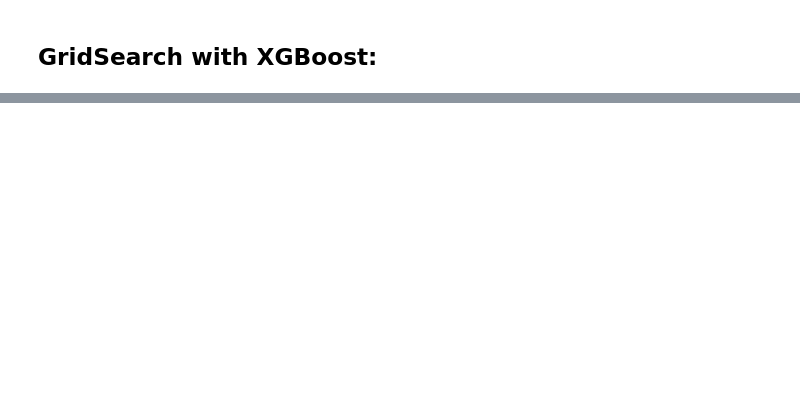
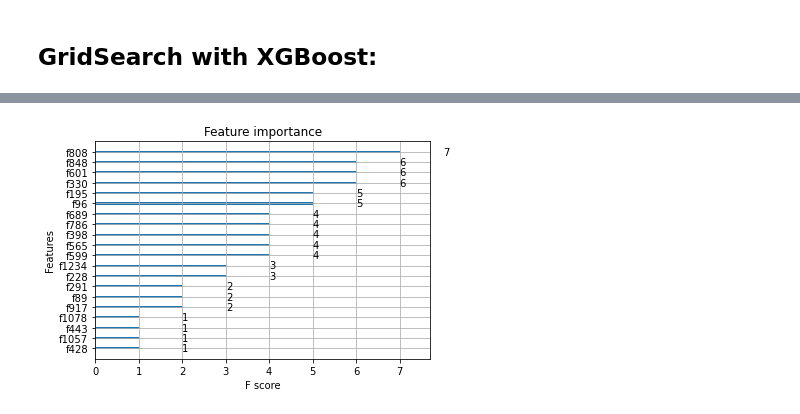
Before and after one commit to emel333/crypto-headlines-as-predictors, a Jupyter notebook: modeling.ipynb, the cells around one changed output, grey strips where cells are left out. Cells and saved outputs as stored; diff of their text form; code cells hidden in the pictures; blank space fills up the shorter version.

Commit message:
completed modeling

```diff
--- a/modeling.ipynb
+++ b/modeling.ipynb
@@ -504,19 +503,17 @@ GridSearch with XGBoost:
 # %%
 # new train test split
 X_train_gs, X_test_gs, y_train_gs, y_test_gs = train_test_split(X, y, test_size=0.2)
+# %%
+model_xgb = xgb.XGBClassifier()
 # %%
-modelo = xgb.XGBClassifier()
-
 pipeline = Pipeline([
-    ('count_vectorizer', CountVectorizer())
-    ('model', modelo)
+    ('count_vectorizer', CountVectorizer()),
+    ('model', model_xgb)
 ])
 
 param_grid = {
-    'modelo__max_depth': [2, 3, 5, 7, 10],
-    'modelo__n_estimators': [10, 100, 500],
-    'learning_rate': [0.5, 0.8, 1, 1.5],
-    'min_child_weight': [1, 3, 5, 7, 10]
+    'model__max_depth': [2, 3, 5, 7, 10],
+    'model__n_estimators': [10, 100, 500]
 }
 
 grid = GridSearchCV(pipeline, param_grid, cv=5, n_jobs=-1, scoring='precision')
@@ -526,0 +541,7 @@ grid.best_params
+# %%
+pipeline = Pipeline([
+    ('count_vectorizer', CountVectorizer()),
+    ('model', xgb.XGBClassifier(max_depth=7, n_estimators=10))
+])
+# %%
+pipeline.fit(X_train_gs, y_train_gs)
@@ -526,0 +605,5 @@ grid.best_params
+# %%
+plot_importance(pipeline['model'], max_num_features=20)
+plt.show()
+# %% [output]
+[figure, added]
```
Also changed, not shown: parts of 69 cells of this notebook.
